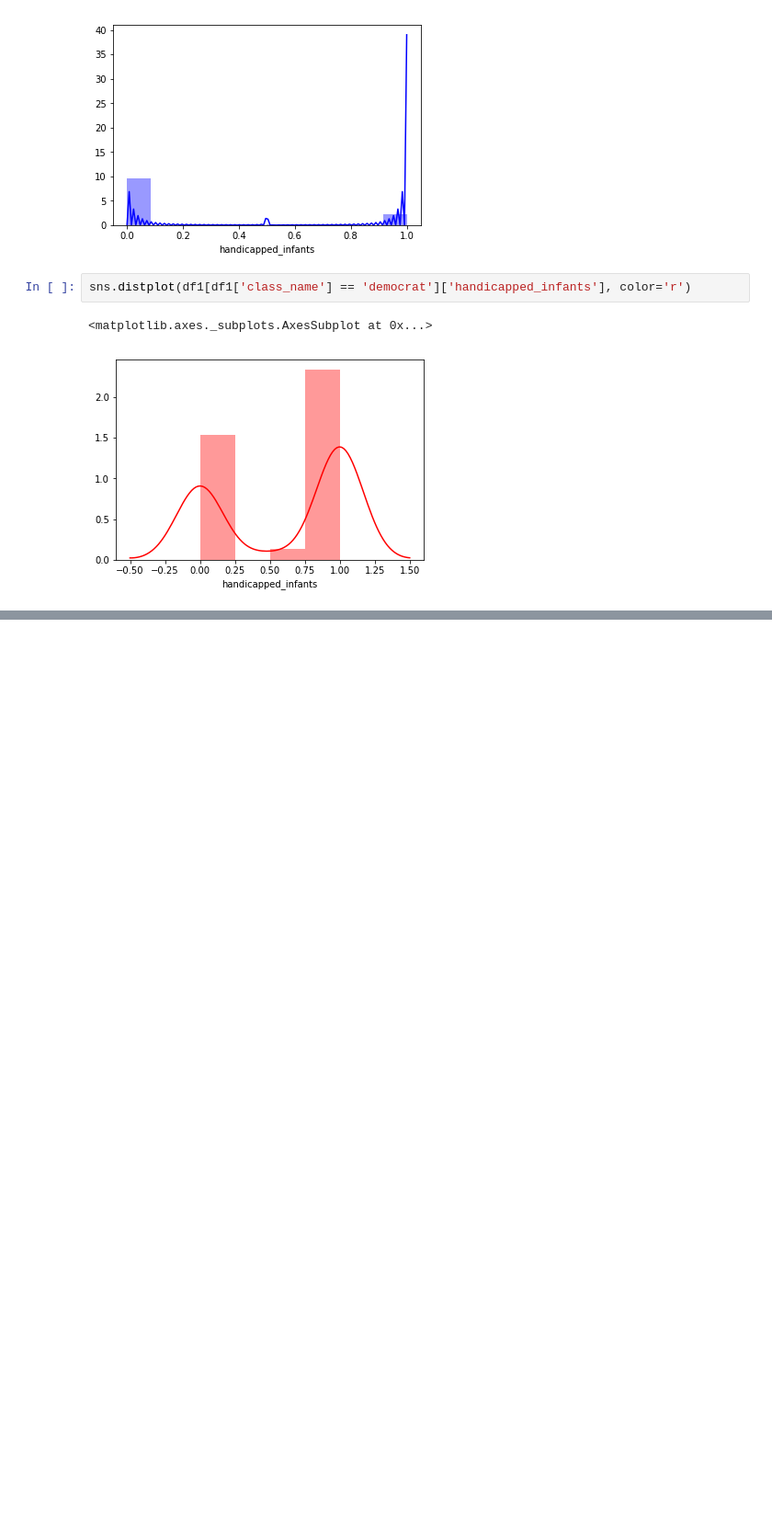
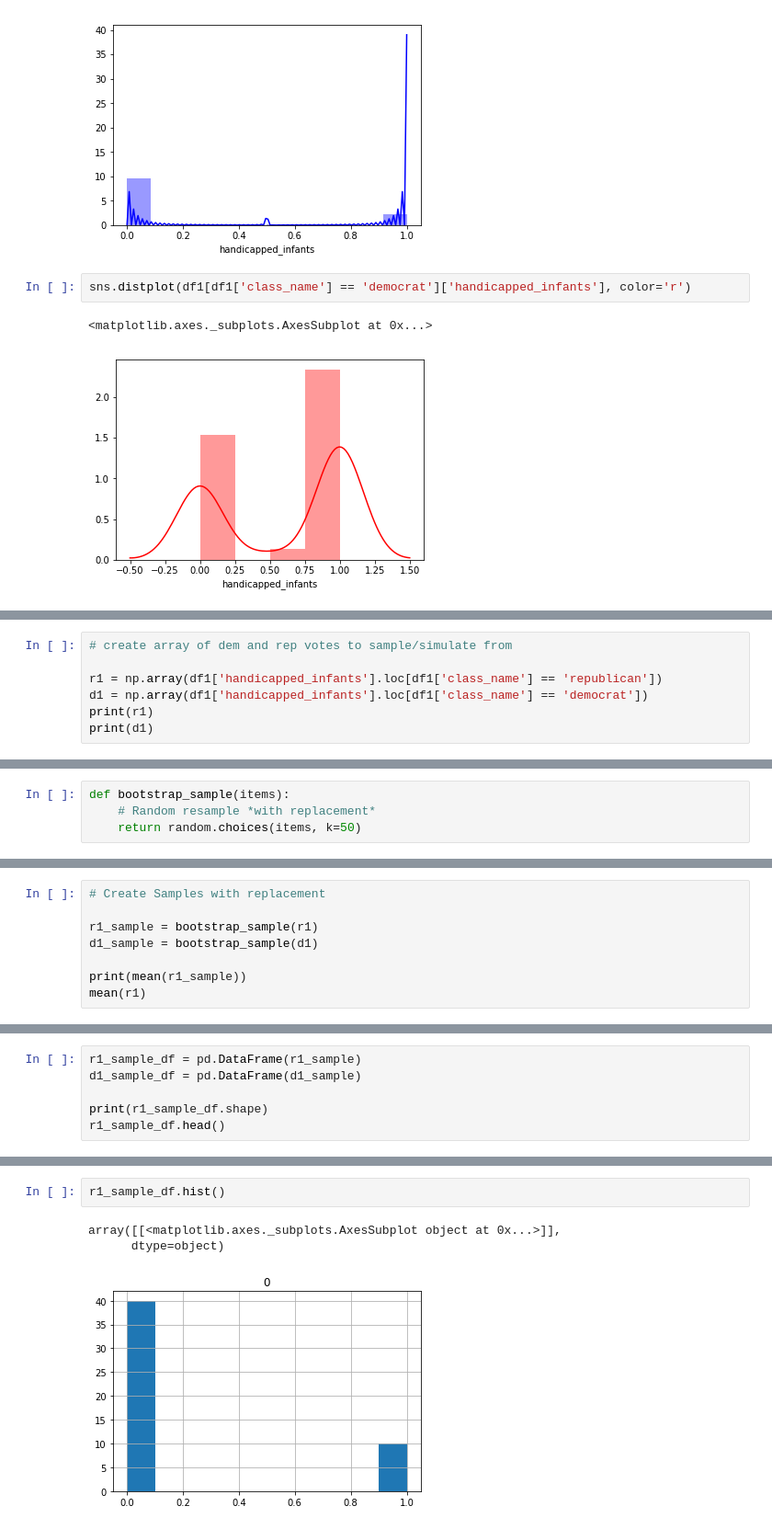
Before and after one commit to adamlutzz/DS-Unit-1-Sprint-3-Statistical-Tests-and-Experiments, a Jupyter notebook: module1-statistics-probability-and-inference/LS_DS_131_Statistics_Probability_Assignment.ipynb, the cells around one changed output, grey strips where cells are left out. Shown at 92% size. Cells and saved outputs as stored; diff of their text form; blank space fills up the shorter version.

```diff
--- a/module1-statistics-probability-and-inference/LS_DS_131_Statistics_Probability_Assignment.ipynb
+++ b/module1-statistics-probability-and-inference/LS_DS_131_Statistics_Probability_Assignment.ipynb
@@ -281,0 +303,7 @@ print(pvalue)
+# %%
+# create array of dem and rep votes to sample/simulate from
+
+r1 = np.array(df1['handicapped_infants'].loc[df1['class_name'] == 'republican'])
+d1 = np.array(df1['handicapped_infants'].loc[df1['class_name'] == 'democrat'])
+print(r1)
+print(d1)
@@ -281,0 +331,4 @@ print(pvalue)
+# %%
+def bootstrap_sample(items):
+    # Random resample *with replacement*
+    return random.choices(items, k=50)
@@ -281,0 +360,8 @@ print(pvalue)
+# %%
+# Create Samples with replacement
+
+r1_sample = bootstrap_sample(r1)
+d1_sample = bootstrap_sample(d1)
+
+print(mean(r1_sample))
+mean(r1)
@@ -281,0 +371,6 @@ print(pvalue)
+# %%
+r1_sample_df = pd.DataFrame(r1_sample)
+d1_sample_df = pd.DataFrame(d1_sample)
+
+print(r1_sample_df.shape)
+r1_sample_df.head()
@@ -281,0 +385,6 @@ print(pvalue)
+# %%
+r1_sample_df.hist()
+# %% [output]
+array([[<matplotlib.axes._subplots.AxesSubplot object at 0x...>]],
+      dtype=object)
+[figure, added]
```
Also changed, not shown: parts of 40 cells of this notebook.
